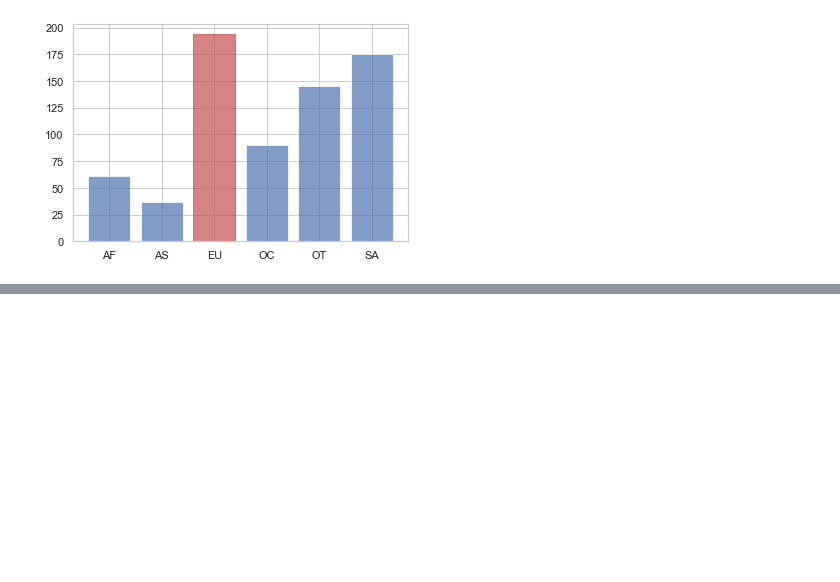
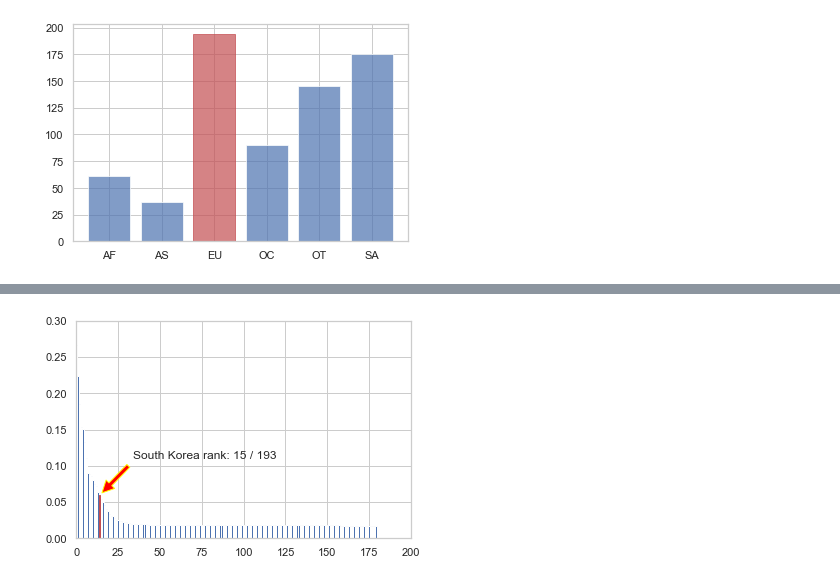
Before and after one commit to hyunjuyo/python, a Jupyter notebook: Data_analysis/drinks_data.ipynb, the cells around one changed output, grey strips where cells are left out. Drawn from its saved outputs; the diff is of its cells as text; code cells hidden in the pictures; blank space fills up the shorter version.

```diff
--- a/Data_analysis/drinks_data.ipynb
+++ b/Data_analysis/drinks_data.ipynb
@@ -364,0 +399,4 @@ plt.show()
+# %%
+# 술 소비량 대비 알콜비율 피처 추가
+drinks["alcohol_rate"] = drinks["total_litres_of_pure_alcohol"] / drinks["total_servings"]
+drinks.head(10)
@@ -364,0 +415,3 @@ plt.show()
+# %%
+drinks["alcohol_rate"] = drinks["alcohol_rate"].fillna(0)  # 값 없는 부분 0으로 채우기
+drinks.head(10)
@@ -364,0 +430,3 @@ plt.show()
+# %%
+r = drinks[["country", "alcohol_rate"]]
+r
@@ -364,0 +447,3 @@ plt.show()
+# %%
+r_sort = r.sort_values(by=["alcohol_rate"], ascending=False)  # "alcohol_rate" 기준 내림차순 정렬
+r_sort.head(10)
@@ -364,0 +462,21 @@ plt.show()
+# %%
+x = np.arange(len(r_sort.index)).tolist()
+y = r_sort["alcohol_rate"].tolist()
+country_list = r_sort["country"].tolist()
+
+bar = plt.bar(x, y)
+bar[country_list.index("South Korea")].set_color('r')
+plt.axis([0, 200, 0.0, 0.3])
+
+# 주석 삽입
+Korea_index = country_list.index("South Korea")
+Korea_alcohol_rate = r_sort["alcohol_rate"].tolist()[Korea_index]
+
+plt.annotate("South Korea rank: " + str(Korea_index + 1) + " / " + str(len(country_list)),  # 주석 텍스트
+            xy=(Korea_index, Korea_alcohol_rate),  # 주석의 해당 위치
+            xytext=(Korea_index + 20, Korea_alcohol_rate + 0.05),  # 주석에 대한 텍스트 위치
+            arrowprops=dict(facecolor="red", edgecolor="yellow", shrink=0.07))  # 화살표 속성 설정
+
+plt.show()
+# %% [output]
+[figure, added]
```
Also changed, not shown: parts of 7 cells of this notebook, 1 other file.
